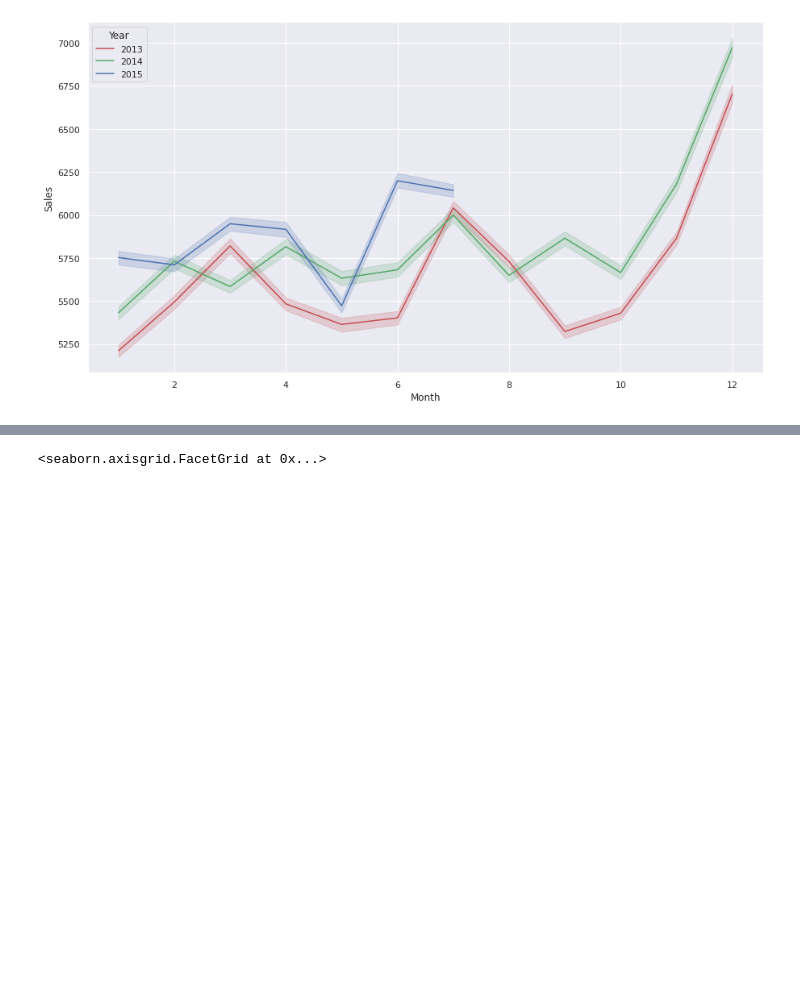
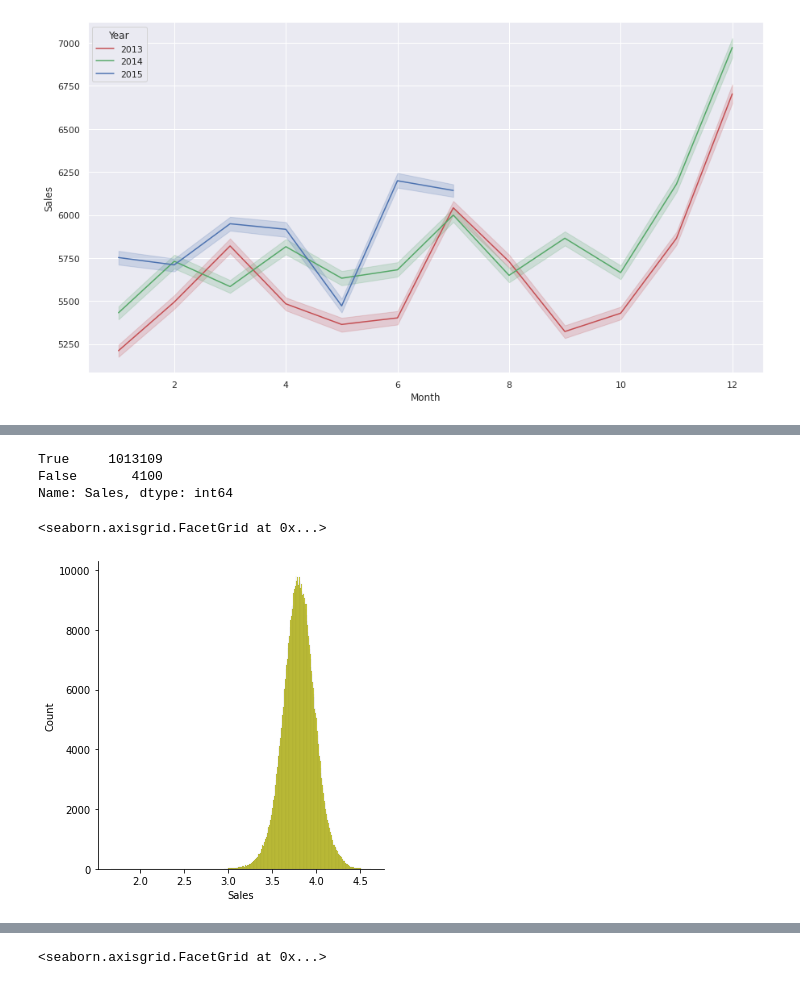
Before and after one commit to Gaurav-Yaduvanshi/Capstone-Project-2-Retail-Sales-Prediction, a Jupyter notebook: Capstone_Project_2_Retail_Sales_Prediction_(Individual_notebook)_.ipynb, the cells around one changed output, grey strips where cells are left out. Saved outputs shown, nothing was run; the diff lists cells and outputs as text; code cells hidden in the pictures; blank space fills up the shorter version.

```diff
--- a/Capstone_Project_2_Retail_Sales_Prediction_(Individual_notebook)_.ipynb
+++ b/Capstone_Project_2_Retail_Sales_Prediction_(Individual_notebook)_.ipynb
@@ -337,0 +329,14 @@ plt.show()
+# %%
+dfcount = (df['Sales'] < 20000).value_counts()
+dfcount
+# %% [output]
+True     1013109
+False       4100
+Name: Sales, dtype: int64
+# %%
+logsales = np.log10(df['Sales'])
+# %%
+sns.displot(logsales,color="y")
+# %% [output]
+<seaborn.axisgrid.FacetGrid at 0x...>
+[figure, added]
```
Also changed, not shown: parts of 52 cells of this notebook.
